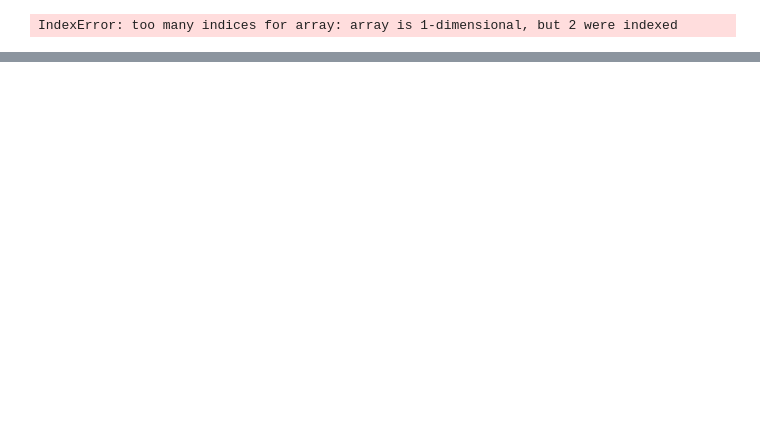
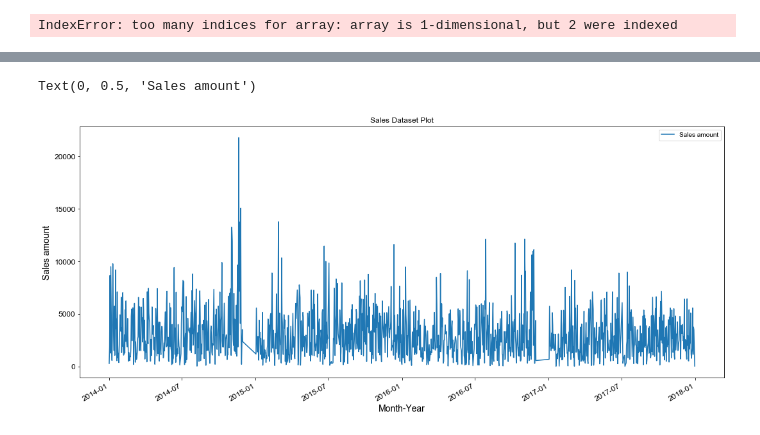
Before and after one commit to UniqueLWS/LWS, a Jupyter notebook: 7810_Group project source code_group 6.ipynb, the cells around one changed output, grey strips where cells are left out. Saved outputs shown, nothing was run; the diff lists cells and outputs as text; code cells hidden in the pictures; blank space fills up the shorter version.

```diff
--- a/7810_Group project source code_group 6.ipynb
+++ b/7810_Group project source code_group 6.ipynb
@@ -1306,0 +1373,9 @@ sales_data.head()
+# %%
+#Plot sales data w.r.t the three years data stored in series
+arima_data1.plot()
+pyplot.title('Sales Dataset Plot')
+pyplot.xlabel('Month-Year')
+pyplot.ylabel('Sales amount')
+# %% [output]
+Text(0, 0.5, 'Sales amount')
+[figure, added]
```
Also changed, not shown: parts of 37 cells of this notebook.
